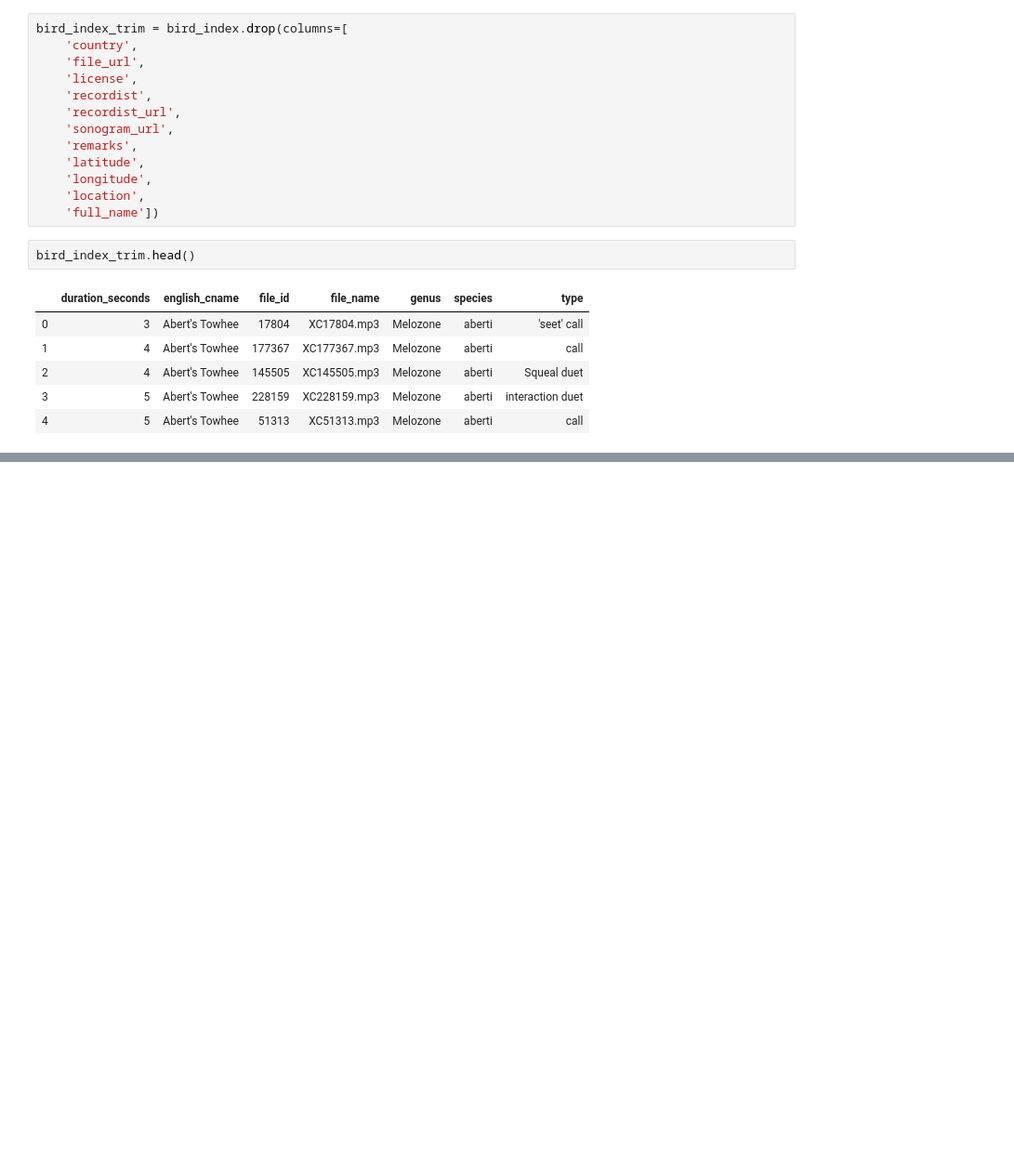
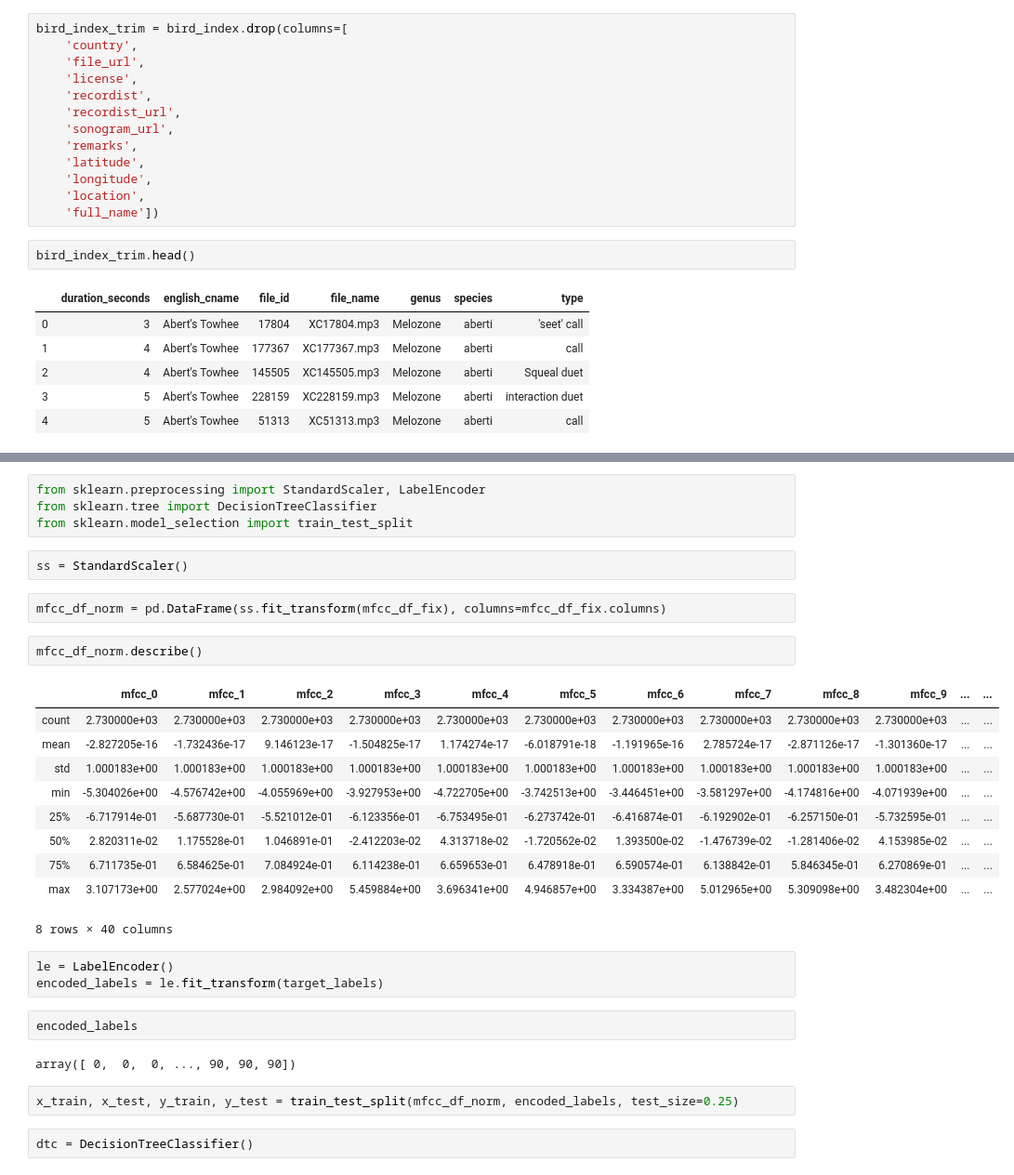
Before and after one commit to bbjornstad-flatiron/flatiron-mod5-project, a Jupyter notebook: feature_extraction_and_eda.ipynb, the cells around one changed output, grey strips where cells are left out. Shown at 93% size. Drawn from its saved outputs; the diff is of its cells as text; blank space fills up the shorter version.

```diff
--- a/feature_extraction_and_eda.ipynb
+++ b/feature_extraction_and_eda.ipynb
@@ -102,0 +171,32 @@ mfcc_df.head()
+# %%
+from sklearn.preprocessing import StandardScaler, LabelEncoder
+from sklearn.tree import DecisionTreeClassifier
+from sklearn.model_selection import train_test_split
+# %%
+ss = StandardScaler()
+# %%
+mfcc_df_norm = pd.DataFrame(ss.fit_transform(mfcc_df_fix), columns=mfcc_df_fix.columns)
+# %%
+mfcc_df_norm.describe()
+# %% [output]
+|  | mfcc_0 | mfcc_1 | mfcc_2 | mfcc_3 | mfcc_4 | mfcc_5 | mfcc_6 | mfcc_7 | mfcc_8 | mfcc_9 | ... | ... |
+| count | 2.730000e+03 | 2.730000e+03 | 2.730000e+03 | 2.730000e+03 | 2.730000e+03 | 2.730000e+03 | 2.730000e+03 | 2.730000e+03 | 2.730000e+03 | 2.730000e+03 | ... | ... |
+| mean | -2.827205e-16 | -1.732436e-17 | 9.146123e-17 | -1.504825e-17 | 1.174274e-17 | -6.018791e-18 | -1.191965e-16 | 2.785724e-17 | -2.871126e-17 | -1.301360e-17 | ... | ... |
+| std | 1.000183e+00 | 1.000183e+00 | 1.000183e+00 | 1.000183e+00 | 1.000183e+00 | 1.000183e+00 | 1.000183e+00 | 1.000183e+00 | 1.000183e+00 | 1.000183e+00 | ... | ... |
+| min | -5.304026e+00 | -4.576742e+00 | -4.055969e+00 | -3.927953e+00 | -4.722705e+00 | -3.742513e+00 | -3.446451e+00 | -3.581297e+00 | -4.174816e+00 | -4.071939e+00 | ... | ... |
+| 25% | -6.717914e-01 | -5.687730e-01 | -5.521012e-01 | -6.123356e-01 | -6.753495e-01 | -6.273742e-01 | -6.416874e-01 | -6.192902e-01 | -6.257150e-01 | -5.732595e-01 | ... | ... |
+| 50% | 2.820311e-02 | 1.175528e-01 | 1.046891e-01 | -2.412203e-02 | 4.313718e-02 | -1.720562e-02 | 1.393500e-02 | -1.476739e-02 | -1.281406e-02 | 4.153985e-02 | ... | ... |
+| 75% | 6.711735e-01 | 6.584625e-01 | 7.084924e-01 | 6.114238e-01 | 6.659653e-01 | 6.478918e-01 | 6.590574e-01 | 6.138842e-01 | 5.846345e-01 | 6.270869e-01 | ... | ... |
+| max | 3.107173e+00 | 2.577024e+00 | 2.984092e+00 | 5.459884e+00 | 3.696341e+00 | 4.946857e+00 | 3.334387e+00 | 5.012965e+00 | 5.309098e+00 | 3.482304e+00 | ... | ... |
+8 rows × 40 columns
+# %%
+le = LabelEncoder()
+encoded_labels = le.fit_transform(target_labels)
+# %%
+encoded_labels
+# %% [output]
+array([ 0,  0,  0, ..., 90, 90, 90])
+# %%
+x_train, x_test, y_train, y_test = train_test_split(mfcc_df_norm, encoded_labels, test_size=0.25)
+# %%
+dtc = DecisionTreeClassifier()
```
Also changed, not shown: parts of 22 cells of this notebook, 1 other file.
